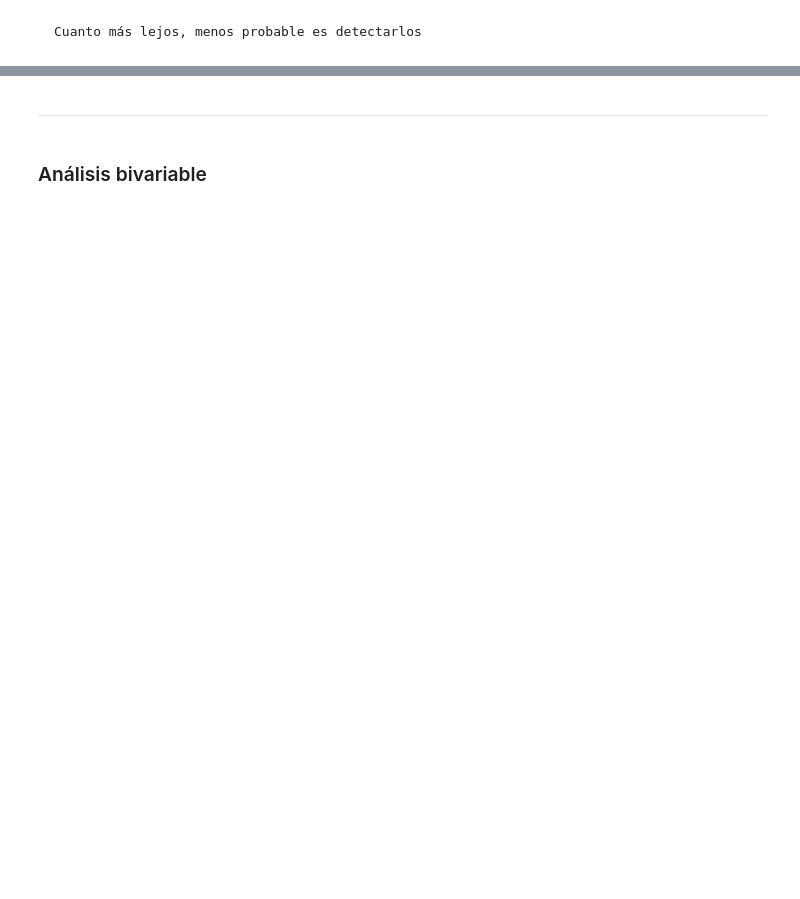
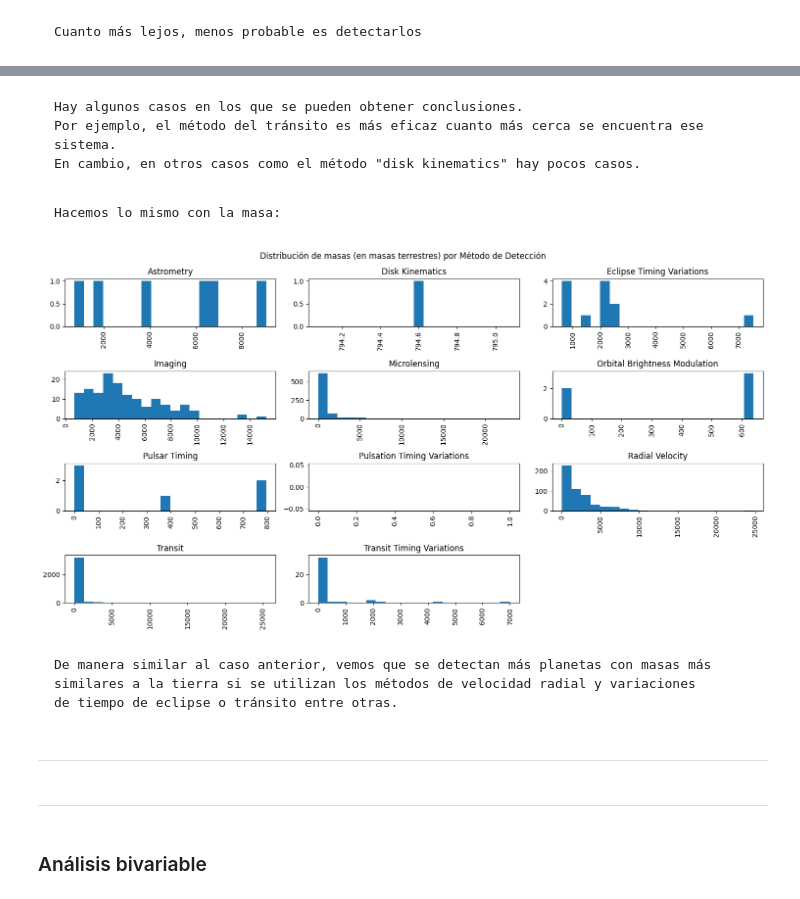
Before and after one commit to mario-amaro/IASCA, a Jupyter notebook: Ejercicio_1.ipynb, the cells around one changed output, grey strips where cells are left out. Saved outputs shown, nothing was run; the diff lists cells and outputs as text; code cells hidden in the pictures; blank space fills up the shorter version.

Commit message:
IASCA Entregable 1

```diff
--- a/Ejercicio_1.ipynb
+++ b/Ejercicio_1.ipynb
@@ -208,3 +246,25 @@ Text(0.5, 0, 'parsec')
+# %% [markdown]
+    Hay algunos casos en los que se pueden obtener conclusiones.
+    Por ejemplo, el método del tránsito es más eficaz cuanto más cerca se encuentra ese sistema.
+    En cambio, en otros casos como el método "disk kinematics" hay pocos casos.
+# %% [markdown]
+    Hacemos lo mismo con la masa:
+# %%
+# MASAS PARA CADA MÉTODO DE DESCUBRIMIENTO
+
+axes = planets.hist(column='pl_masse', by='discoverymethod', figsize=(15, 8), bins=20)
+plt.suptitle('Distribución de masas (en masas terrestres) por Método de Detección')
+plt.tight_layout()
+# %% [output]
+[figure, added]
+# %% [markdown]
+    De manera similar al caso anterior, vemos que se detectan más planetas con masas más
+    similares a la tierra si se utilizan los métodos de velocidad radial y variaciones
+    de tiempo de eclipse o tránsito entre otras.
+# %% [markdown]
+
+
+---
 # %% [markdown]
 
 
```
Also changed, not shown: parts of 13 cells of this notebook.
